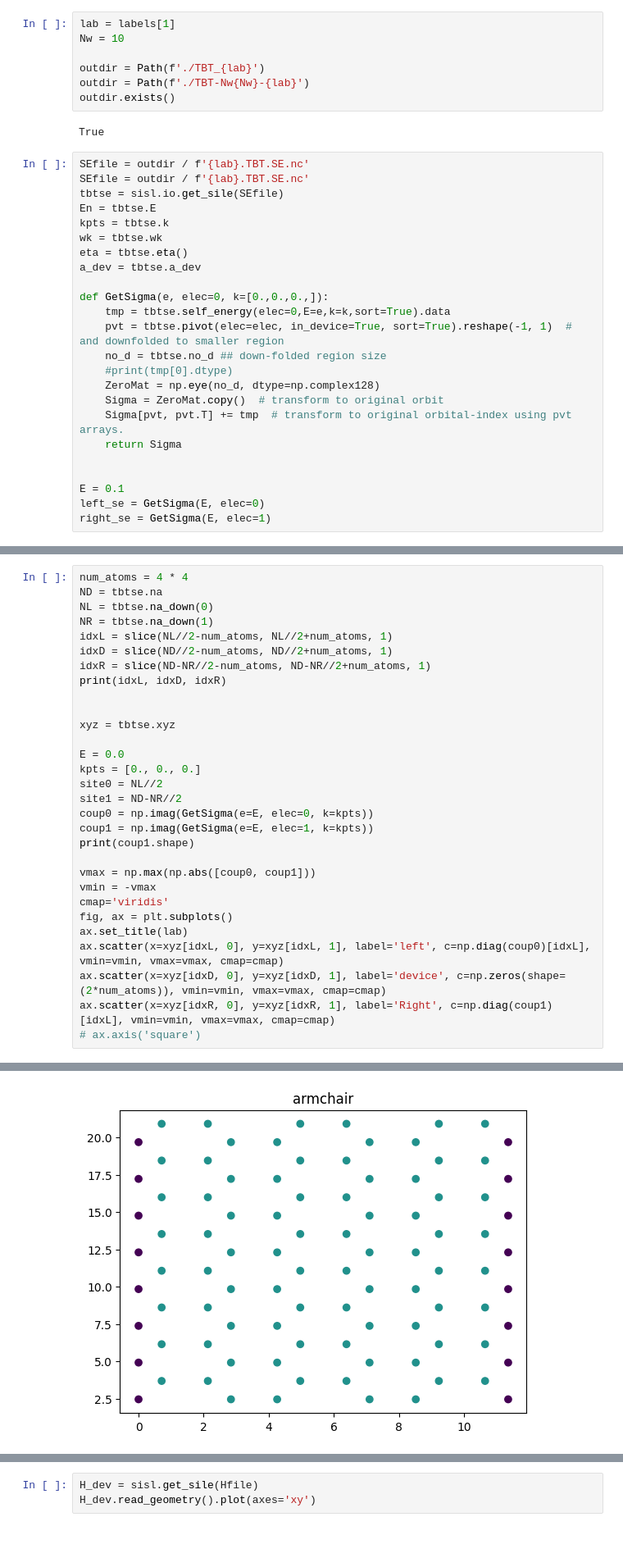
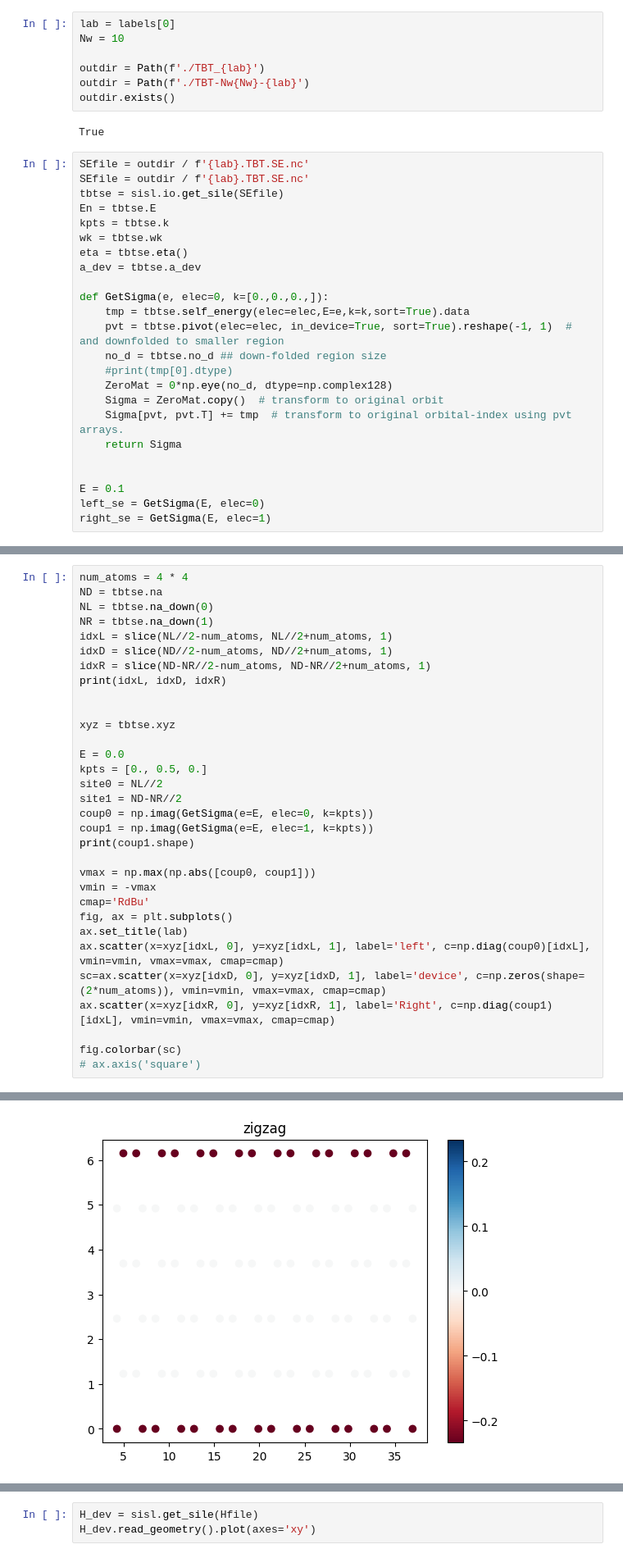
Before and after one commit to BastianValhoj/QTM-ML, a Jupyter notebook: overnight/siesta-calcs/tbt_edges.ipynb, the cells around one changed output, grey strips where cells are left out. Shown at 82% size. Drawn from its saved outputs; the diff is of its cells as text.

Commit message:
update on plots

```diff
--- a/overnight/siesta-calcs/tbt_edges.ipynb
+++ b/overnight/siesta-calcs/tbt_edges.ipynb
@@ -16,7 +17,7 @@ def showidx(geom):
 # %%
 labels = ['zigzag', 'armchair']
 # %%
-lab = labels[1]
+lab = labels[0]
 Nw = 10
 
 outdir = Path(f'./TBT_{lab}')
@@ -35,11 +36,11 @@ eta = tbtse.eta()
 a_dev = tbtse.a_dev
 
 def GetSigma(e, elec=0, k=[0.,0.,0.,]):
-    tmp = tbtse.self_energy(elec=0,E=e,k=k,sort=True).data
+    tmp = tbtse.self_energy(elec=elec,E=e,k=k,sort=True).data
     pvt = tbtse.pivot(elec=elec, in_device=True, sort=True).reshape(-1, 1)  # and downfolded to smaller region
     no_d = tbtse.no_d ## down-folded region size
     #print(tmp[0].dtype)
-    ZeroMat = np.eye(no_d, dtype=np.complex128)
+    ZeroMat = 0*np.eye(no_d, dtype=np.complex128)
     Sigma = ZeroMat.copy()  # transform to original orbit
     Sigma[pvt, pvt.T] += tmp  # transform to original orbital-index using pvt arrays.
     return Sigma
@@ -80,7 +76,7 @@ print(idxL, idxD, idxR)
 xyz = tbtse.xyz
 
 E = 0.0
-kpts = [0., 0., 0.]
+kpts = [0., 0.5, 0.]
 site0 = NL//2
 site1 = ND-NR//2
 coup0 = np.imag(GetSigma(e=E, elec=0, k=kpts))
@@ -89,12 +85,14 @@ print(coup1.shape)
 
 vmax = np.max(np.abs([coup0, coup1]))
 vmin = -vmax
-cmap='viridis'
+cmap='RdBu'
 fig, ax = plt.subplots()
 ax.set_title(lab)
 ax.scatter(x=xyz[idxL, 0], y=xyz[idxL, 1], label='left', c=np.diag(coup0)[idxL], vmin=vmin, vmax=vmax, cmap=cmap)
-ax.scatter(x=xyz[idxD, 0], y=xyz[idxD, 1], label='device', c=np.zeros(shape=(2*num_atoms)), vmin=vmin, vmax=vmax, cmap=cmap)
+sc=ax.scatter(x=xyz[idxD, 0], y=xyz[idxD, 1], label='device', c=np.zeros(shape=(2*num_atoms)), vmin=vmin, vmax=vmax, cmap=cmap)
 ax.scatter(x=xyz[idxR, 0], y=xyz[idxR, 1], label='Right', c=np.diag(coup1)[idxL], vmin=vmin, vmax=vmax, cmap=cmap)
+
+fig.colorbar(sc)
 # ax.axis('square')
 # %% [output]
 slice(4, 36, 1) slice(44, 76, 1) slice(84, 116, 1)
@@ -110,4 +113,4 @@ tbtsencSileTBtrans requesting energy 0.00000 eV, found 0.00500 eV as the closest
-[figure, old version]
+[figure, new version]
 # %%
 num_atoms = 4 * 5
 ND = tbtse.na
```
Also changed, not shown: parts of 19 cells of this notebook.
